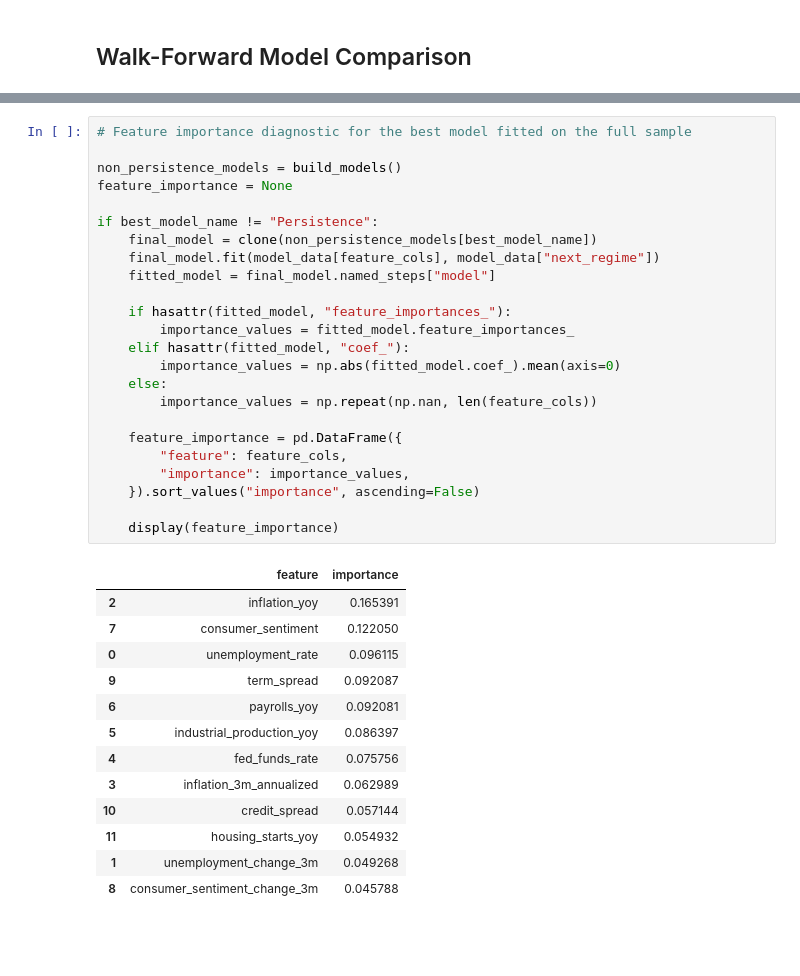
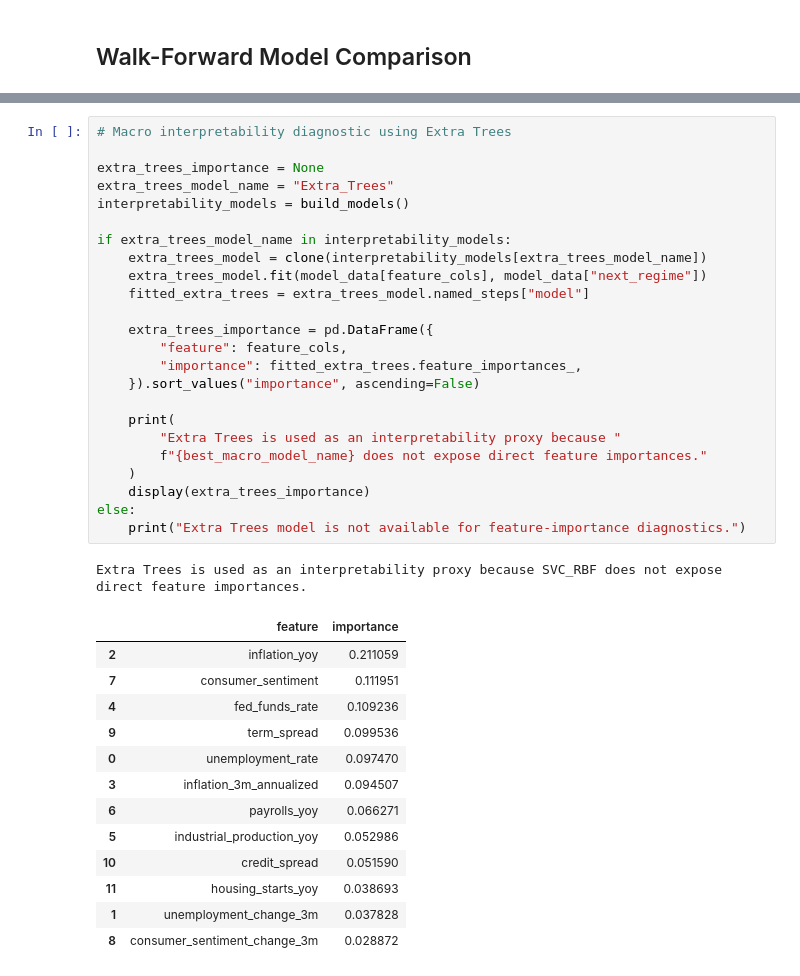
Before and after one commit to aidanpmitchell/stochastic-regime-portfolio-optimization, a Jupyter notebook: notebooks/07_macro_regime_prediction.ipynb, the cells around one changed output, grey strips where cells are left out. Drawn from its saved outputs; the diff is of its cells as text; blank space fills up the shorter version.

```diff
--- a/notebooks/07_macro_regime_prediction.ipynb
+++ b/notebooks/07_macro_regime_prediction.ipynb
@@ -590,41 +727,42 @@ The feature-importance diagnostic suggests the Random Forest relies most on labo
 # %%
-# Feature importance diagnostic for the best model fitted on the full sample
+# Macro interpretability diagnostic using Extra Trees
 
-non_persistence_models = build_models()
-feature_importance = None
+extra_trees_importance = None
+extra_trees_model_name = "Extra_Trees"
+interpretability_models = build_models()
 
-if best_model_name != "Persistence":
-    final_model = clone(non_persistence_models[best_model_name])
-    final_model.fit(model_data[feature_cols], model_data["next_regime"])
-    fitted_model = final_model.named_steps["model"]
+if extra_trees_model_name in interpretability_models:
+    extra_trees_model = clone(interpretability_models[extra_trees_model_name])
+    extra_trees_model.fit(model_data[feature_cols], model_data["next_regime"])
+    fitted_extra_trees = extra_trees_model.named_steps["model"]
 
-    if hasattr(fitted_model, "feature_importances_"):
-        importance_values = fitted_model.feature_importances_
-    elif hasattr(fitted_model, "coef_"):
-        importance_values = np.abs(fitted_model.coef_).mean(axis=0)
-    else:
-        importance_values = np.repeat(np.nan, len(feature_cols))
-
-    feature_importance = pd.DataFrame({
+    extra_trees_importance = pd.DataFrame({
         "feature": feature_cols,
-        "importance": importance_values,
+        "importance": fitted_extra_trees.feature_importances_,
     }).sort_values("importance", ascending=False)
 
-    display(feature_importance)
+    print(
+        "Extra Trees is used as an interpretability proxy because "
+        f"{best_macro_model_name} does not expose direct feature importances."
+    )
+    display(extra_trees_importance)
+else:
+    print("Extra Trees model is not available for feature-importance diagnostics.")
 # %% [output]
+Extra Trees is used as an interpretability proxy because SVC_RBF does not expose direct feature importances.
 |  | feature | importance |
-| 2 | inflation_yoy | 0.165391 |
-| 7 | consumer_sentiment | 0.122050 |
-| 0 | unemployment_rate | 0.096115 |
-| 9 | term_spread | 0.092087 |
-| 6 | payrolls_yoy | 0.092081 |
-| 5 | industrial_production_yoy | 0.086397 |
-| 4 | fed_funds_rate | 0.075756 |
-| 3 | inflation_3m_annualized | 0.062989 |
-| 10 | credit_spread | 0.057144 |
-| 11 | housing_starts_yoy | 0.054932 |
-| 1 | unemployment_change_3m | 0.049268 |
-| 8 | consumer_sentiment_change_3m | 0.045788 |
+| 2 | inflation_yoy | 0.211059 |
+| 7 | consumer_sentiment | 0.111951 |
+| 4 | fed_funds_rate | 0.109236 |
+| 9 | term_spread | 0.099536 |
+| 0 | unemployment_rate | 0.097470 |
+| 3 | inflation_3m_annualized | 0.094507 |
+| 6 | payrolls_yoy | 0.066271 |
+| 5 | industrial_production_yoy | 0.052986 |
+| 10 | credit_spread | 0.051590 |
+| 11 | housing_starts_yoy | 0.038693 |
+| 1 | unemployment_change_3m | 0.037828 |
+| 8 | consumer_sentiment_change_3m | 0.028872 |
 # %%
 # Sanity checks for Notebook 8 handoff
 
```
Also changed, not shown: parts of 13 cells of this notebook, 9 other files.
